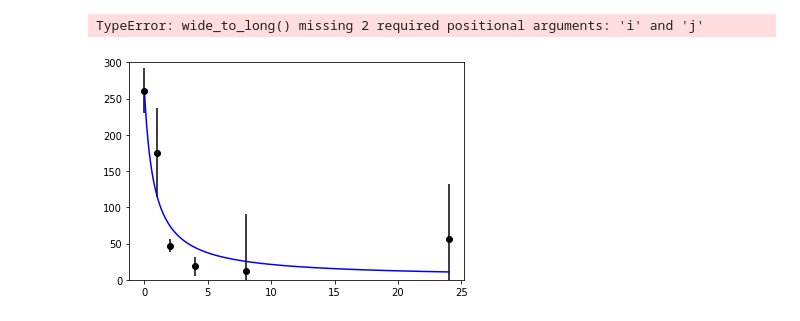
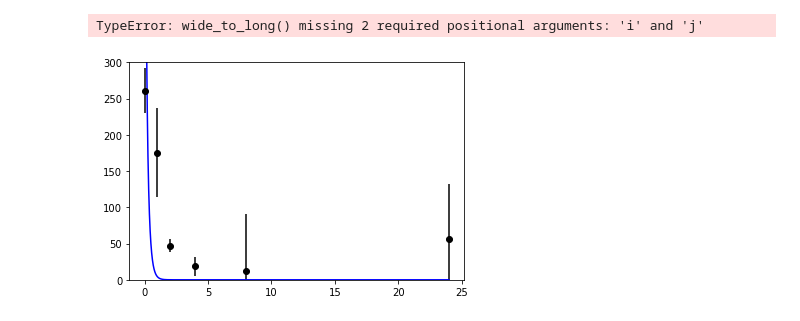
Before and after one commit to MarcoFelipeKing/Cleaning, a Jupyter notebook: Code/ABCCODE/Beth_ABC_plotting.ipynb, the cells around one changed output. Drawn from its saved outputs; the diff is of its cells as text; code cells hidden in the pictures.

Commit message:
final plot

```diff
--- a/Code/ABCCODE/Beth_ABC_plotting.ipynb
+++ b/Code/ABCCODE/Beth_ABC_plotting.ipynb
@@ -328,27 +328,21 @@ TypeError: wide_to_long() missing 2 required positional arguments: 'i' and 'j'
 # %%
 precision=5000
 tmax = 24
 time_space = np.linspace(0,tmax,precision+1)
 
-#2. Distilled
-initial_contamination=Distilled_Means[0][0][0]
-P=odeint(ode_model,initial_contamination,time_space,args=(.025,5,0,0))
-
-# create a vector of values between 0 and 6
-x = np.array([0,1,2,4,8,24])
-
+initial_contamination=1200 #Distilled_Means[0][0][0]
+P=odeint(ode_model,initial_contamination,time_space,args=(0.1,20,5,.05))
+x = np.array([0,1,2,4,8,24]) #np.array([0,2,4,6,16,18,20,22,24]) #
 #Define new sd just for plotting to avoid SD value at 0
-s = Distilled_SD[0][0]
-measurement_data = Distilled_Means[0][0]#np.array([1200,134.0,202.0,294.0])
-
+s = Distilled_SD[0][0] #[385,94,86,162,117,124,397,629,1147]#
+measurement_data = Distilled_Means[0][0]#[1200,134,202,294,400,644,1232,2044,2866]#np.array([1200,134.0,202.0,294.0])
 #Plot errobars of experimental data
 plt.errorbar(x,measurement_data,yerr=s,fmt='o', color='black',label='Experimental data')
 #plt.yscale("log")
 #plt.xlabel("Hours after surface cleaning")
 plt.ylim(0,300)
 #Plot the model prediction
 plt.plot(time_space,P,label="Model prediction",color='blue')
-
 plt.show()
 # %% [output]
-[figure, old version]
+[figure, new version]
```
